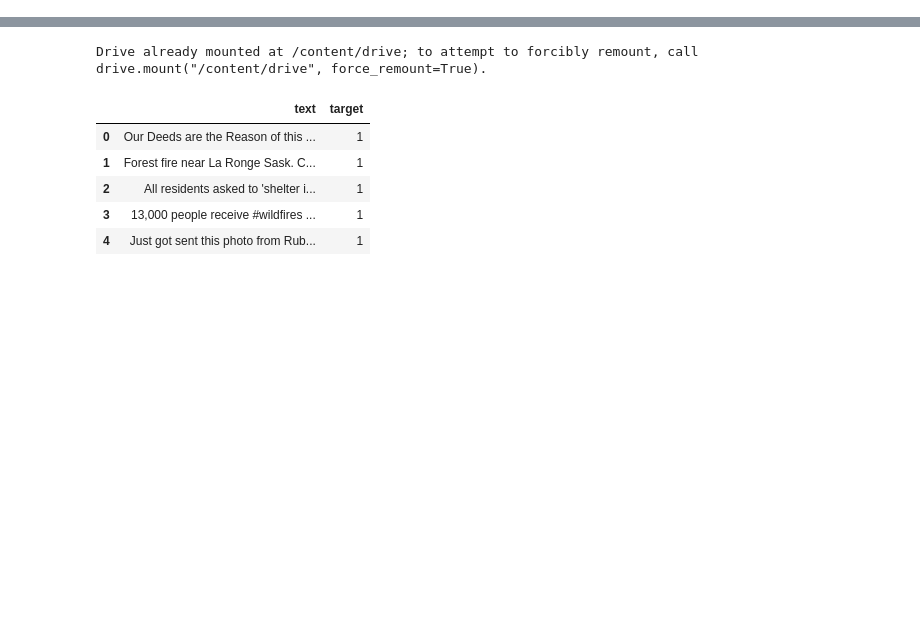
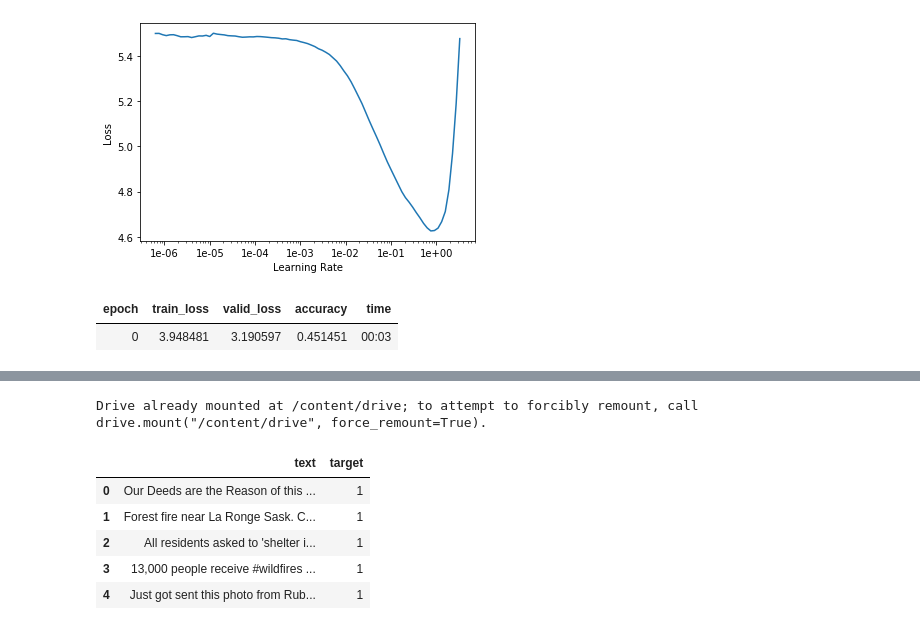
Before and after one commit to rajibmondal/Projects.NLP, a Jupyter notebook: NLP_with_Disaster_Tweets2.ipynb, the cells around one changed output, grey strips where cells are left out. Cells and saved outputs as stored; diff of their text form; code cells hidden in the pictures; blank space fills up the shorter version.

```diff
--- a/NLP_with_Disaster_Tweets2.ipynb
+++ b/NLP_with_Disaster_Tweets2.ipynb
@@ -2,0 +188,9 @@
+# %%
+learn.recorder.plot()
+# %% [output]
+[figure, added]
+# %%
+learn.fit_one_cycle(1, 1e-01, moms=(0.8, 0.7))
+# %% [output]
+| epoch | train_loss | valid_loss | accuracy | time |
+| 0 | 3.948481 | 3.190597 | 0.451451 | 00:03 |
```
Also changed, not shown: parts of 43 cells of this notebook.
